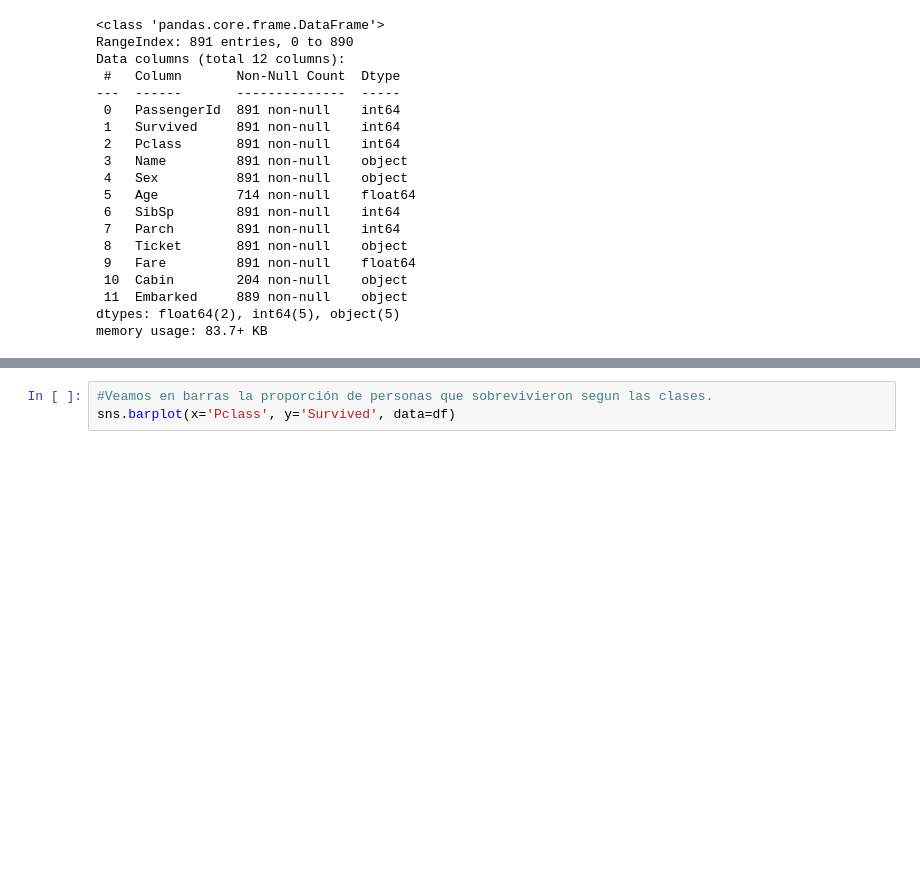
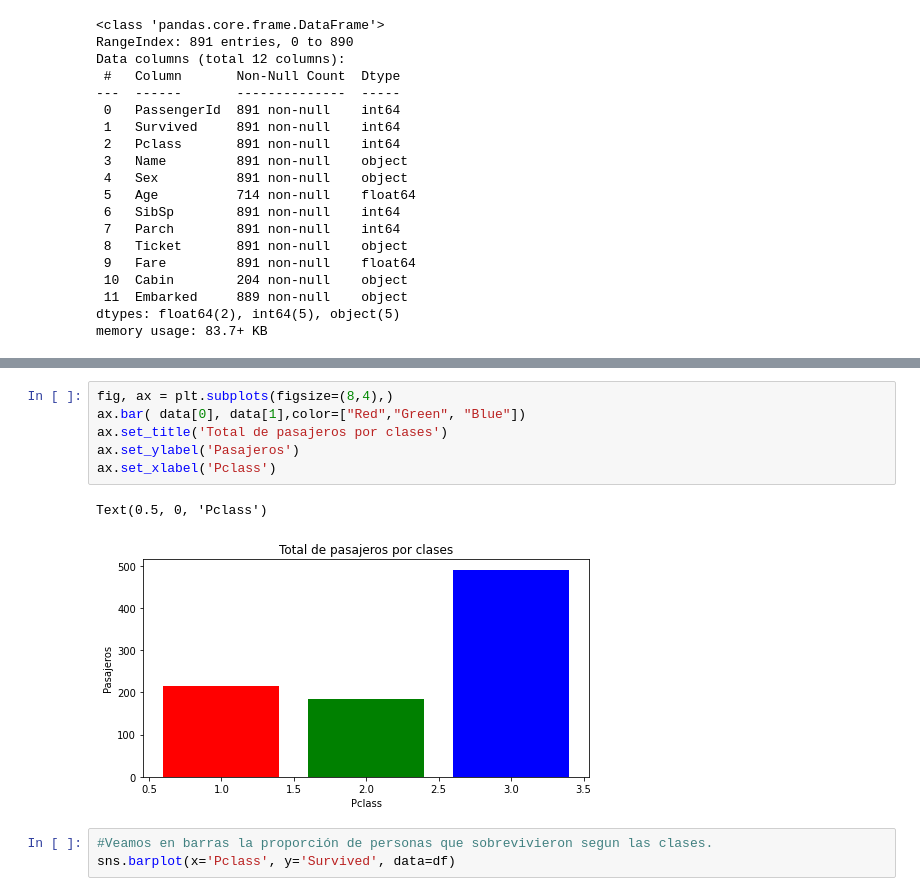
Before and after one commit to Jorge-89/Data-Science-CoderHouse, a Jupyter notebook: Titanic_Pandas.ipynb, the cells around one changed output, grey strips where cells are left out. Cells and saved outputs as stored; diff of their text form; blank space fills up the shorter version.

```diff
--- a/Titanic_Pandas.ipynb
+++ b/Titanic_Pandas.ipynb
@@ -107,3 +141,12 @@ Cantidad de personas que sobrevivieron 342
+# %%
+fig, ax = plt.subplots(figsize=(8,4),)
+ax.bar( data[0], data[1],color=["Red","Green", "Blue"])
+ax.set_title('Total de pasajeros por clases')
+ax.set_ylabel('Pasajeros')
+ax.set_xlabel('Pclass')
+# %% [output]
+Text(0.5, 0, 'Pclass')
+[figure, added]
 # %%
 #Veamos en barras la proporción de personas que sobrevivieron segun las clases.
 sns.barplot(x='Pclass', y='Survived', data=df)
```
Also changed, not shown: parts of 6 cells of this notebook.
